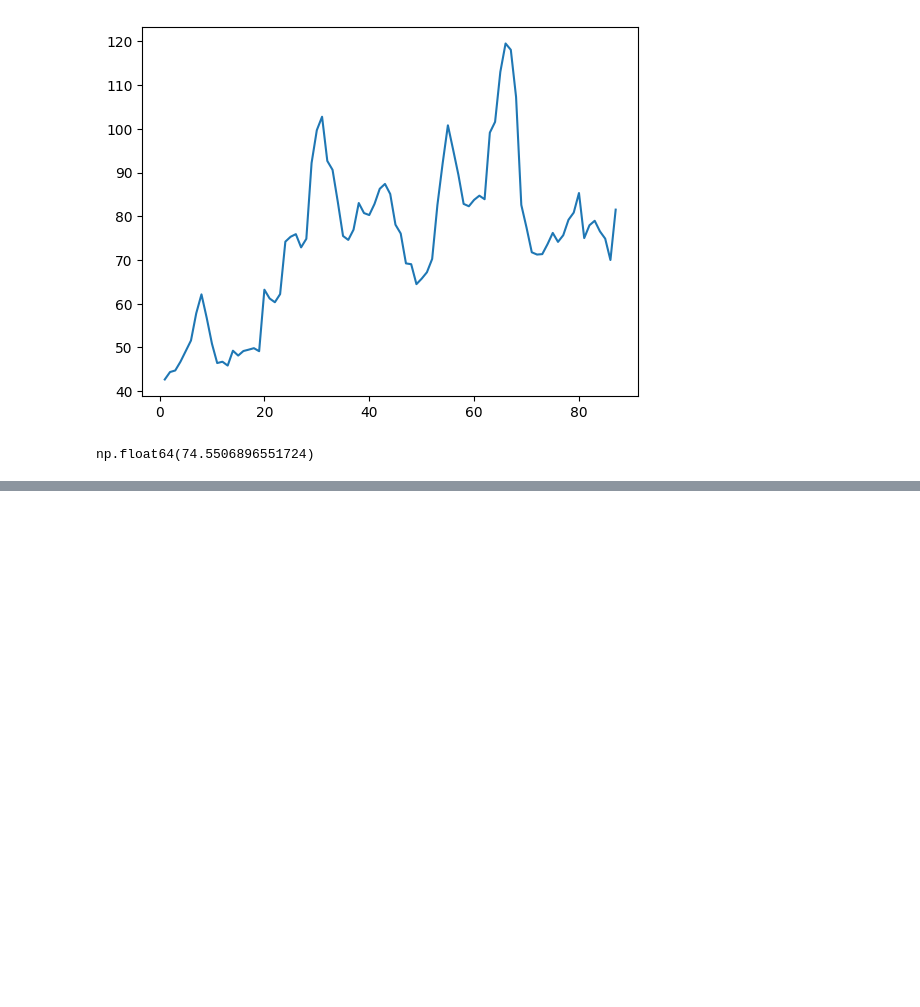
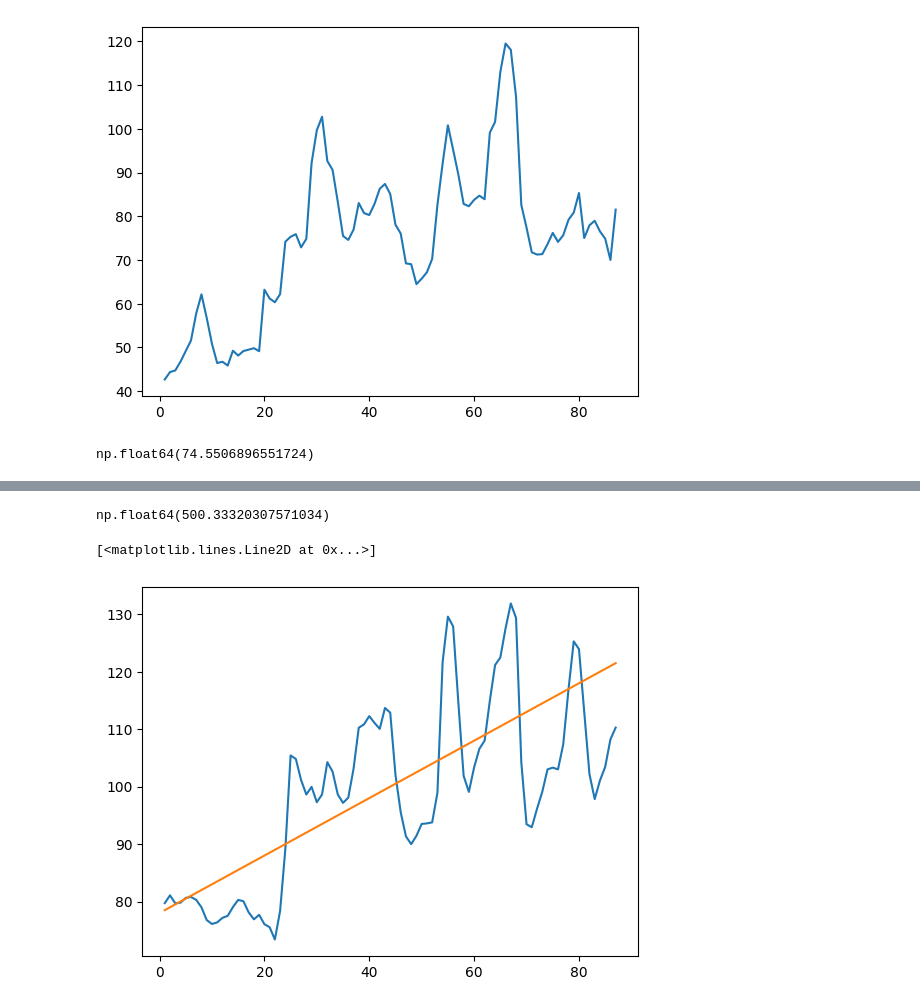
Before and after one commit to JoseIng-EO/2044-numpy-analisis-numerico-eficiente-con-python_1, a Jupyter notebook: Numpy.ipynb, the cells around one changed output, grey strips where cells are left out. Drawn from its saved outputs; the diff is of its cells as text; code cells hidden in the pictures; blank space fills up the shorter version.

```diff
--- a/Numpy.ipynb
+++ b/Numpy.ipynb
@@ -335,0 +390,13 @@ np.float64(74.5506896551724)
+# %%
+np.sqrt(np.sum(np.power(moscu - y,2)))
+# %% [output]
+np.float64(500.33320307571034)
+# %%
+x = fechas
+y = 0.5 * x + 78
+# %%
+plt.plot(fechas,moscu)
+plt.plot(x,y)
+# %% [output]
+[<matplotlib.lines.Line2D at 0x...>]
+[figure, added]
```
Also changed, not shown: parts of 12 cells of this notebook.
